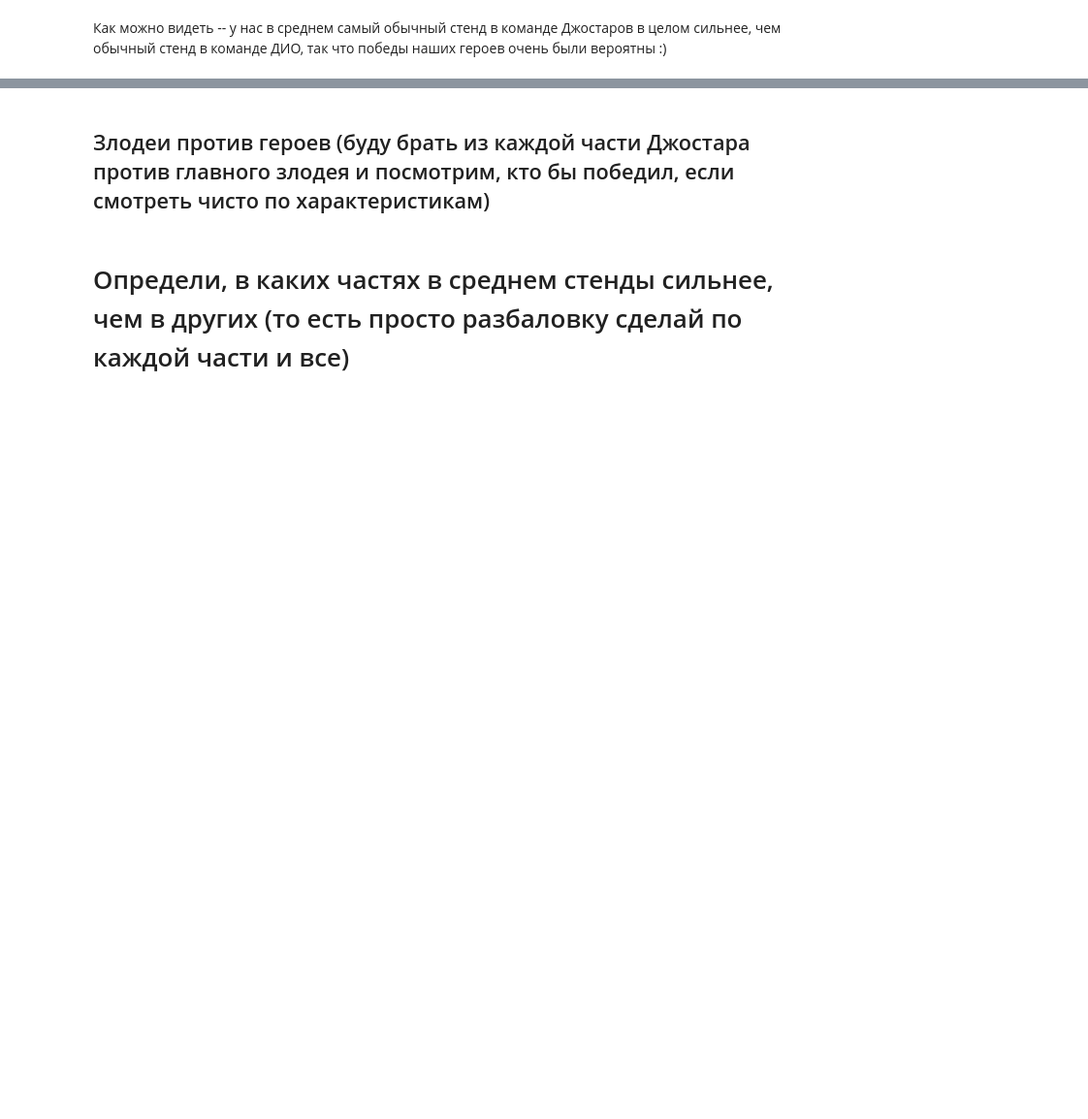
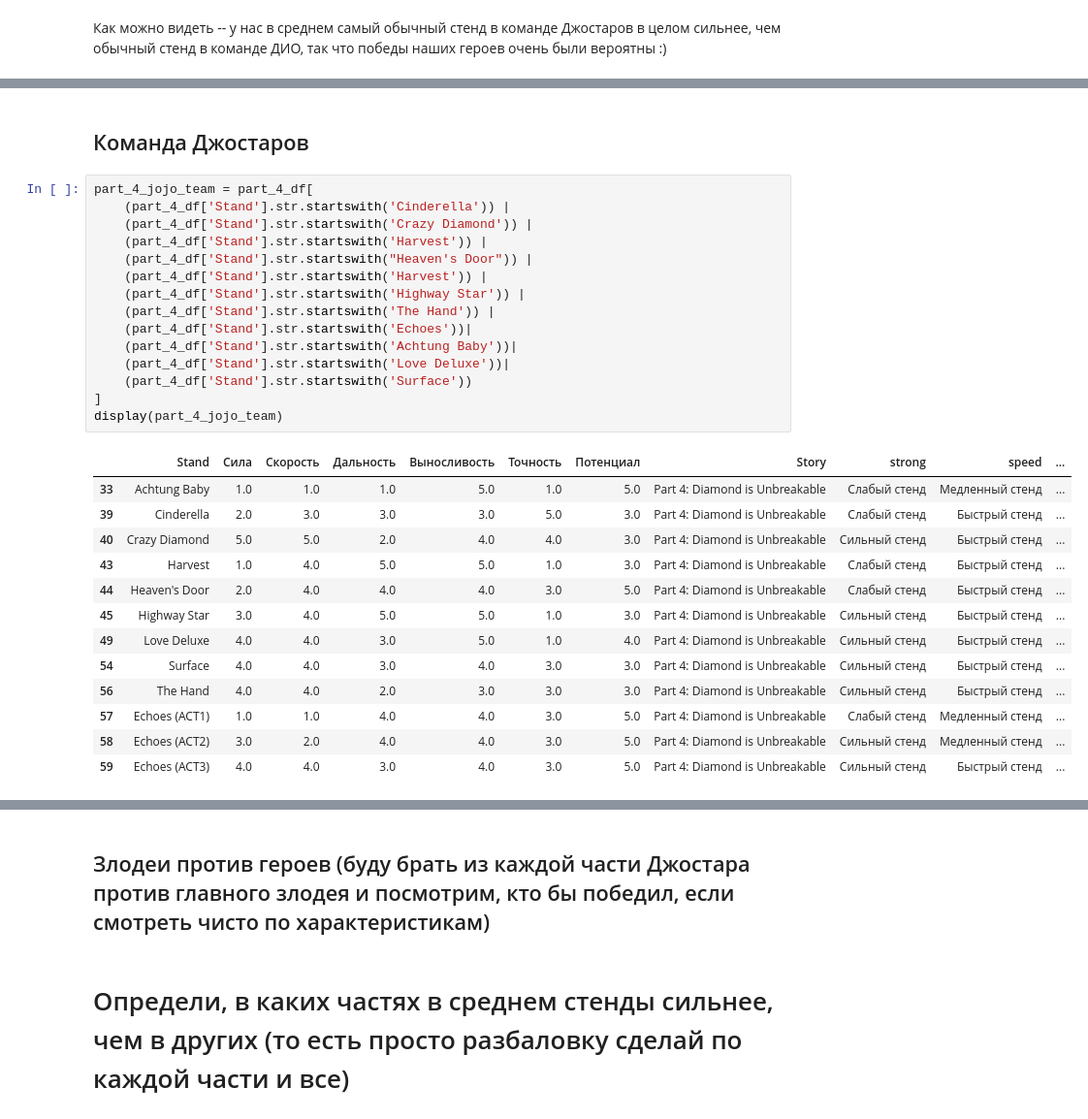
Before and after one commit to BogdanG888G/JOJO_stands, a Jupyter notebook: JOJO_stands.ipynb, the cells around one changed output, grey strips where cells are left out. Shown at 97% size. Saved outputs shown, nothing was run; the diff lists cells and outputs as text; blank space fills up the shorter version.

```diff
--- a/JOJO_stands.ipynb
+++ b/JOJO_stands.ipynb
@@ -2175,0 +2269,31 @@ combined_diagram.show()
+# %% [markdown]
+## Команда Джостаров
+# %%
+part_4_jojo_team = part_4_df[
+    (part_4_df['Stand'].str.startswith('Cinderella')) |
+    (part_4_df['Stand'].str.startswith('Crazy Diamond')) |
+    (part_4_df['Stand'].str.startswith('Harvest')) |
+    (part_4_df['Stand'].str.startswith("Heaven's Door")) |
+    (part_4_df['Stand'].str.startswith('Harvest')) |
+    (part_4_df['Stand'].str.startswith('Highway Star')) |
+    (part_4_df['Stand'].str.startswith('The Hand')) |
+    (part_4_df['Stand'].str.startswith('Echoes'))|
+    (part_4_df['Stand'].str.startswith('Achtung Baby'))|
+    (part_4_df['Stand'].str.startswith('Love Deluxe'))|
+    (part_4_df['Stand'].str.startswith('Surface'))
+]
+display(part_4_jojo_team)
+# %% [output]
+|  | Stand | Сила | Скорость | Дальность | Выносливость | Точность | Потенциал | Story | strong | speed | ... |
+| 33 | Achtung Baby | 1.0 | 1.0 | 1.0 | 5.0 | 1.0 | 5.0 | Part 4: Diamond is Unbreakable | Слабый стенд | Медленный стенд | ... |
+| 39 | Cinderella | 2.0 | 3.0 | 3.0 | 3.0 | 5.0 | 3.0 | Part 4: Diamond is Unbreakable | Слабый стенд | Быстрый стенд | ... |
+| 40 | Crazy Diamond | 5.0 | 5.0 | 2.0 | 4.0 | 4.0 | 3.0 | Part 4: Diamond is Unbreakable | Сильный стенд | Быстрый стенд | ... |
+| 43 | Harvest | 1.0 | 4.0 | 5.0 | 5.0 | 1.0 | 3.0 | Part 4: Diamond is Unbreakable | Слабый стенд | Быстрый стенд | ... |
+| 44 | Heaven's Door | 2.0 | 4.0 | 4.0 | 4.0 | 3.0 | 5.0 | Part 4: Diamond is Unbreakable | Слабый стенд | Быстрый стенд | ... |
+| 45 | Highway Star | 3.0 | 4.0 | 5.0 | 5.0 | 1.0 | 3.0 | Part 4: Diamond is Unbreakable | Сильный стенд | Быстрый стенд | ... |
+| 49 | Love Deluxe | 4.0 | 4.0 | 3.0 | 5.0 | 1.0 | 4.0 | Part 4: Diamond is Unbreakable | Сильный стенд | Быстрый стенд | ... |
+| 54 | Surface | 4.0 | 4.0 | 3.0 | 4.0 | 3.0 | 3.0 | Part 4: Diamond is Unbreakable | Сильный стенд | Быстрый стенд | ... |
+| 56 | The Hand | 4.0 | 4.0 | 2.0 | 3.0 | 3.0 | 3.0 | Part 4: Diamond is Unbreakable | Сильный стенд | Быстрый стенд | ... |
+| 57 | Echoes (ACT1) | 1.0 | 1.0 | 4.0 | 4.0 | 3.0 | 5.0 | Part 4: Diamond is Unbreakable | Слабый стенд | Медленный стенд | ... |
+| 58 | Echoes (ACT2) | 3.0 | 2.0 | 4.0 | 4.0 | 3.0 | 5.0 | Part 4: Diamond is Unbreakable | Сильный стенд | Медленный стенд | ... |
+| 59 | Echoes (ACT3) | 4.0 | 4.0 | 3.0 | 4.0 | 3.0 | 5.0 | Part 4: Diamond is Unbreakable | Сильный стенд | Быстрый стенд | ... |
```
Also changed, not shown: parts of 43 cells of this notebook.
